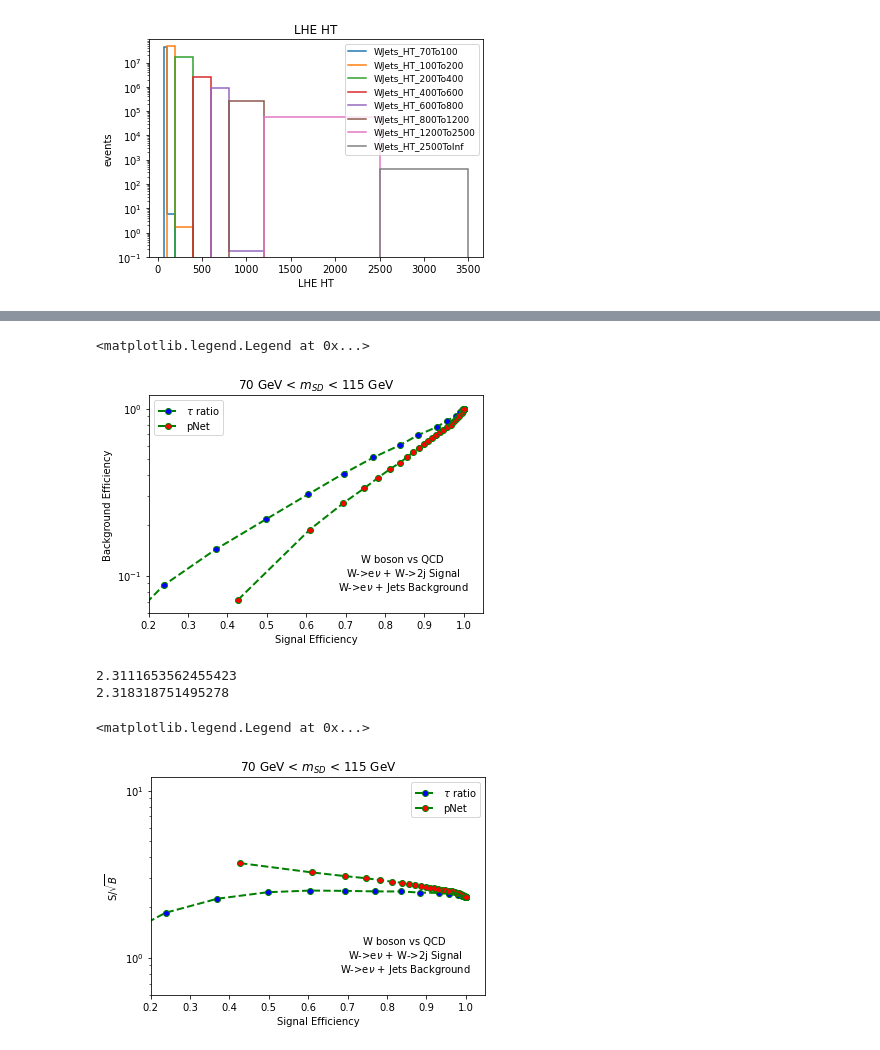
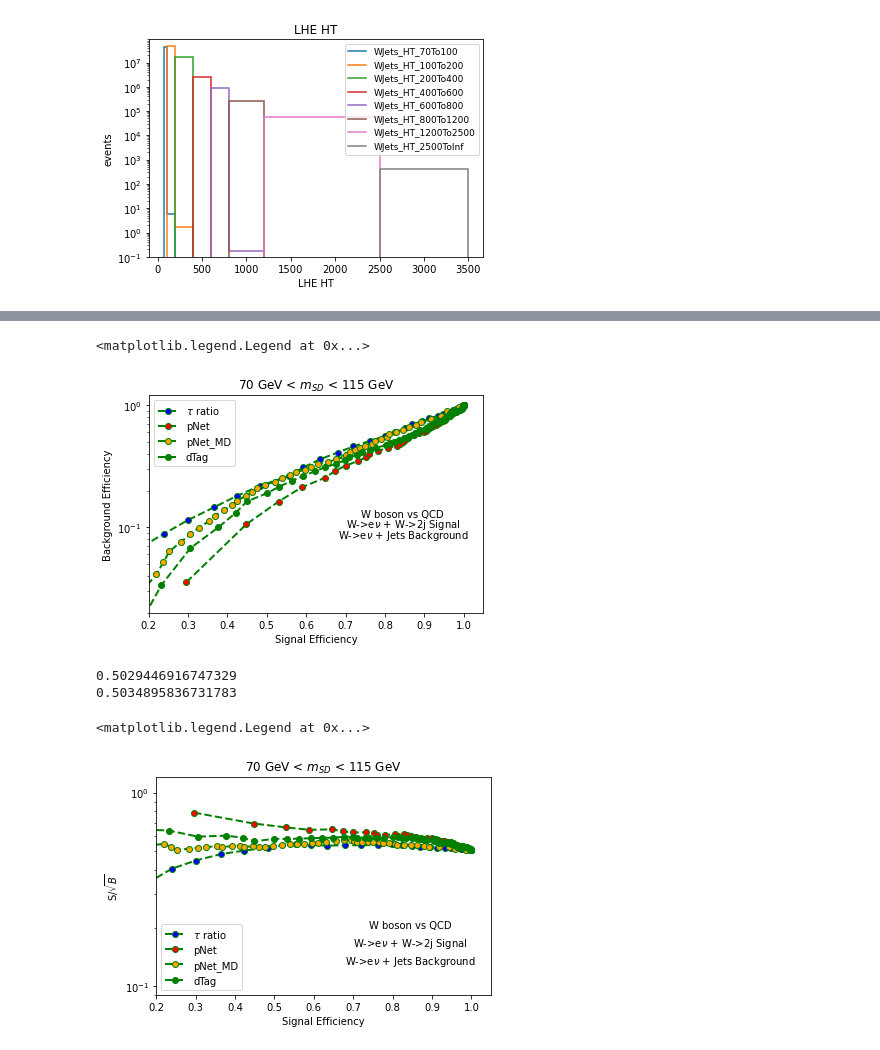
Before and after one commit to rdelliga/Coffea_Swan, a Jupyter notebook: cuts1.ipynb, the cells around one changed output, grey strips where cells are left out. Cells and saved outputs as stored; diff of their text form; code cells hidden in the pictures.

```diff
--- a/cuts1.ipynb
+++ b/cuts1.ipynb
@@ -609,13 +707,19 @@ plt.legend(loc = "upper left")
 # %%
 #Initialize counters to integrate the histograms
-sig_tau, bkg_tau, sig_pNet, bkg_pNet = [0, 0, 0, 0]
+sig_tau, bkg_tau, sig_pNet, bkg_pNet, sig_pNet_MD, bkg_pNet_MD, sig_dTag, bkg_dTag = [0, 0, 0, 0, 0, 0, 0, 0]
 #Initialize lists to store the values of the integration
 x_sig_tau = [] #signal t_ratio
 y_bkg_tau = [] #background t_ratio
 x_sig_pNet = [] #signal pNet
 y_bkg_pNet = [] #background pNet
+x_sig_pNet_MD = [] #signal pNet_MD
+y_bkg_pNet_MD = [] #background pNet_MD
+x_sig_dTag = [] #signal dTag
+y_bkg_dTag = [] #background dTag
 y_ratio_tau = [] #signal to square background ratio t_ratio
 y_ratio_pNet = [] #signal to square background ratio pNet
+y_ratio_pNet_MD = [] #signal to square background ratio pNet_MD
+y_ratio_dTag = [] #signal to square background ratio dTag
 
 #Loop over the bins of the histograms to integrate
 for j in range(len(h_sig_tau.counts().flatten())): #len(h_sig_tau.counts().flatten()) is the number of bins of the histograms
@@ -624,25 +728,43 @@ for j in range(len(h_sig_tau.counts().flatten())): #len(h_sig_tau.counts().flatt
     if (j+1)%2 == 0: #Don't store all points because too close
         x_sig_tau.append(sig_tau/h_sig_tau.sum())
         y_bkg_tau.append(bkg_tau/h_bkg_tau.sum())
-        y_ratio_tau.append(sig_tau/math.sqrt(bkg_tau))
+        if bkg_tau != 0: y_ratio_tau.append(sig_tau/math.sqrt(bkg_tau))
+        elif bkg_tau == 0: y_ratio_tau.append(0)
     #For pNet, I integrate from the upper edge
-    l=(len(ho_sp.counts().flatten())-1)-j #Attention, the last bin is nbin-1!
+    l=(len(h_sig_pNet.counts().flatten())-1)-j #Attention, the last bin is nbin-1!
     sig_pNet = sig_pNet + h_sig_pNet.counts().flatten()[l]
     bkg_pNet = bkg_pNet + h_bkg_pNet.counts().flatten()[l]
+    sig_pNet_MD = sig_pNet_MD + h_sig_pNet_MD.counts().flatten()[l]
+    bkg_pNet_MD = bkg_pNet_MD + h_bkg_pNet_MD.counts().flatten()[l]
+    sig_dTag = sig_dTag + h_sig_dTag.counts().flatten()[l]
+    bkg_dTag = bkg_dTag + h_bkg_dTag.counts().flatten()[l]
     if (l+1)%2 == 0: #Don't store all points because too close
         x_sig_pNet.append(sig_pNet/h_sig_pNet.sum())
         y_bkg_pNet.append(bkg_pNet/h_bkg_pNet.sum())
-        y_ratio_pNet.append(sig_pNet/math.sqrt(bkg_pNet))
+        x_sig_pNet_MD.append(sig_pNet_MD/h_sig_pNet_MD.sum())
+        y_bkg_pNet_MD.append(bkg_pNet_MD/h_bkg_pNet_MD.sum())
+        x_sig_dTag.append(sig_dTag/h_sig_dTag.sum())
+        y_bkg_dTag.append(bkg_dTag/h_bkg_dTag.sum())
+        if bkg_pNet != 0: y_ratio_pNet.append(sig_pNet/math.sqrt(bkg_pNet))
+        elif bkg_pNet == 0: y_ratio_pNet.append(0)
+        if bkg_pNet_MD != 0: y_ratio_pNet_MD.append(sig_pNet_MD/math.sqrt(bkg_pNet_MD))
+        elif bkg_pNet_MD == 0: y_ratio_pNet_MD.append(0)
+        if bkg_dTag != 0: y_ratio_dTag.append(sig_dTag/math.sqrt(bkg_dTag))
+        elif bkg_dTag == 0: y_ratio_dTag.append(0)
 # %%
 #Plotting the results in a graph
 plt.plot(x_sig_tau, y_bkg_tau, label= "$\\tau$ ratio", color='green', linestyle='dashed', linewidth = 2,
          marker='o', markerfacecolor='blue', markersize=6)
 plt.plot(x_sig_pNet, y_bkg_pNet, label= "pNet", color='green', linestyle='dashed', linewidth = 2,
          marker='o', markerfacecolor='red', markersize=6)
+plt.plot(x_sig_pNet_MD, y_bkg_pNet_MD, label= "pNet_MD", color='green', linestyle='dashed', linewidth = 2,
+         marker='o', markerfacecolor='orange', markersize=6)
+plt.plot(x_sig_dTag, y_bkg_dTag, label= "dTag", color='green', linestyle='dashed', linewidth = 2,
+         marker='o', markerfacecolor='green', markersize=6)
 plt.xlim([0.2, 1.05])
 plt.title("70 GeV < $m_{SD}$ < 115 GeV")
 plt.xlabel("Signal Efficiency")
-plt.ylim([0.06, 1.2])
+plt.ylim([0.02, 1.2])
 plt.yscale("log")
 plt.ylabel("Background Efficiency")
 plt.text(0.74,0.12,"W boson vs QCD")
@@ -651,27 +773,31 @@ plt.text(0.68,0.082,"W->e$\\nu$ + Jets Background")
 plt.legend()
 # %% [output]
 <matplotlib.legend.Legend at 0x...>
-[figure, old version]
+[figure, new version]
 # %%
-print(y_r_t[len(y_r_t)-1])
-print(y_r_p[len(y_r_p)-1])
+print(y_ratio_tau[len(y_ratio_tau)-1])
+print(y_ratio_pNet[len(y_ratio_pNet)-1])
 #Plotting the results in a graph
 plt.plot(x_sig_tau, y_ratio_tau, label= "$\\tau$ ratio", color='green', linestyle='dashed', linewidth = 2,
          marker='o', markerfacecolor='blue', markersize=6)
 plt.plot(x_sig_pNet, y_ratio_pNet, label= "pNet", color='green', linestyle='dashed', linewidth = 2,
          marker='o', markerfacecolor='red', markersize=6)
+plt.plot(x_sig_pNet_MD, y_ratio_pNet_MD, label= "pNet_MD", color='green', linestyle='dashed', linewidth = 2,
+         marker='o', markerfacecolor='orange', markersize=6)
+plt.plot(x_sig_dTag, y_ratio_dTag, label= "dTag", color='green', linestyle='dashed', linewidth = 2,
+         marker='o', markerfacecolor='green', markersize=6)
 plt.title("70 GeV < $m_{SD}$ < 115 GeV")
 plt.xlabel("Signal Efficiency")
 plt.xlim([0.2, 1.05])
-plt.ylim([0.6, 12])
+plt.ylim([0.09, 1.2])
 plt.yscale("log")
 plt.ylabel("S/$\sqrt{B}$")
-plt.text(0.74,1.2,"W boson vs QCD")
-plt.text(0.7,1.,"W->e$\\nu$ + W->2j Signal")
-plt.text(0.68,0.82,"W->e$\\nu$ + Jets Background")
+plt.text(0.74,0.2,"W boson vs QCD")
+plt.text(0.7,0.16,"W->e$\\nu$ + W->2j Signal")
+plt.text(0.68,0.13,"W->e$\\nu$ + Jets Background")
 plt.legend()
 # %% [output]
-2.3111653562455423
-2.318318751495278
+0.5029446916747329
+0.5034895836731783
 <matplotlib.legend.Legend at 0x...>
-[figure, old version]
+[figure, new version]
```
Also changed, not shown: parts of 19 cells of this notebook.
